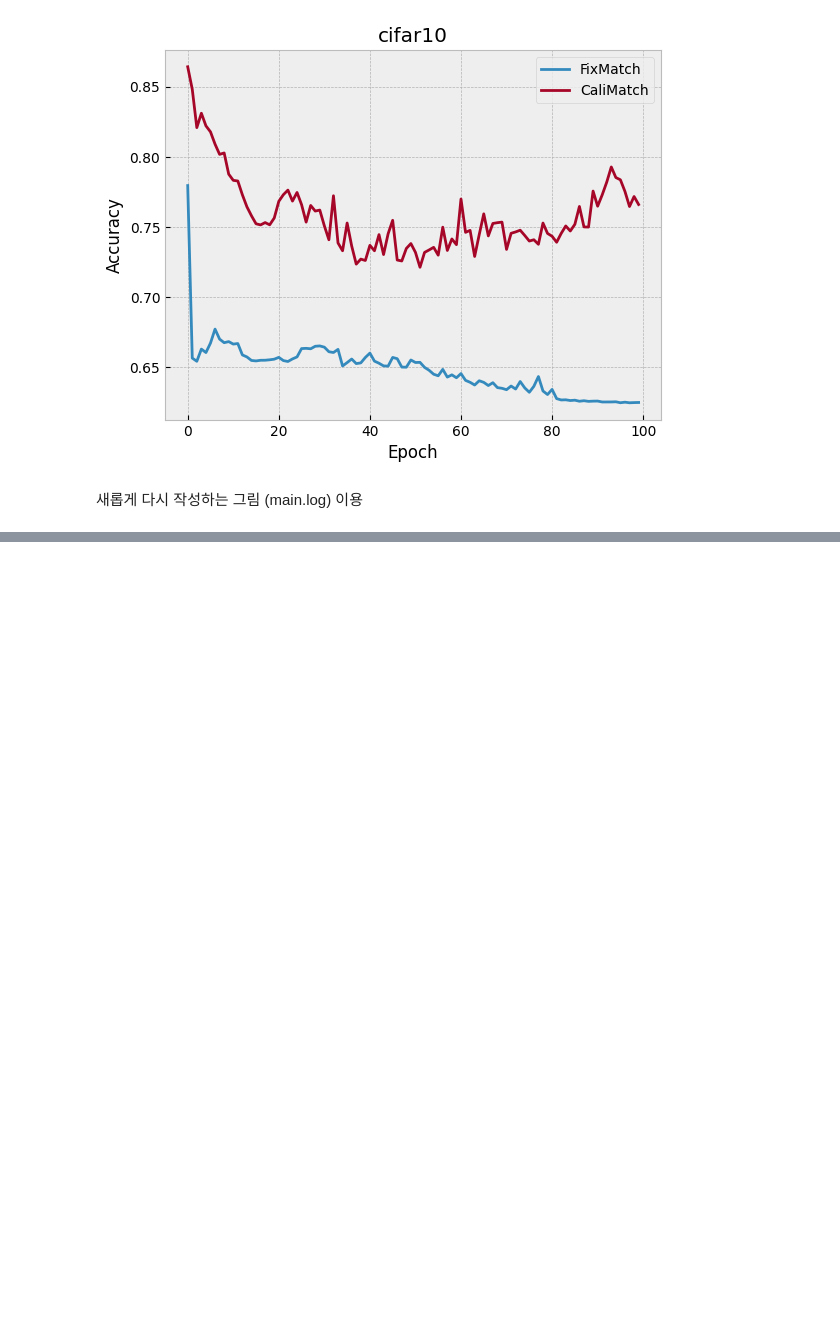
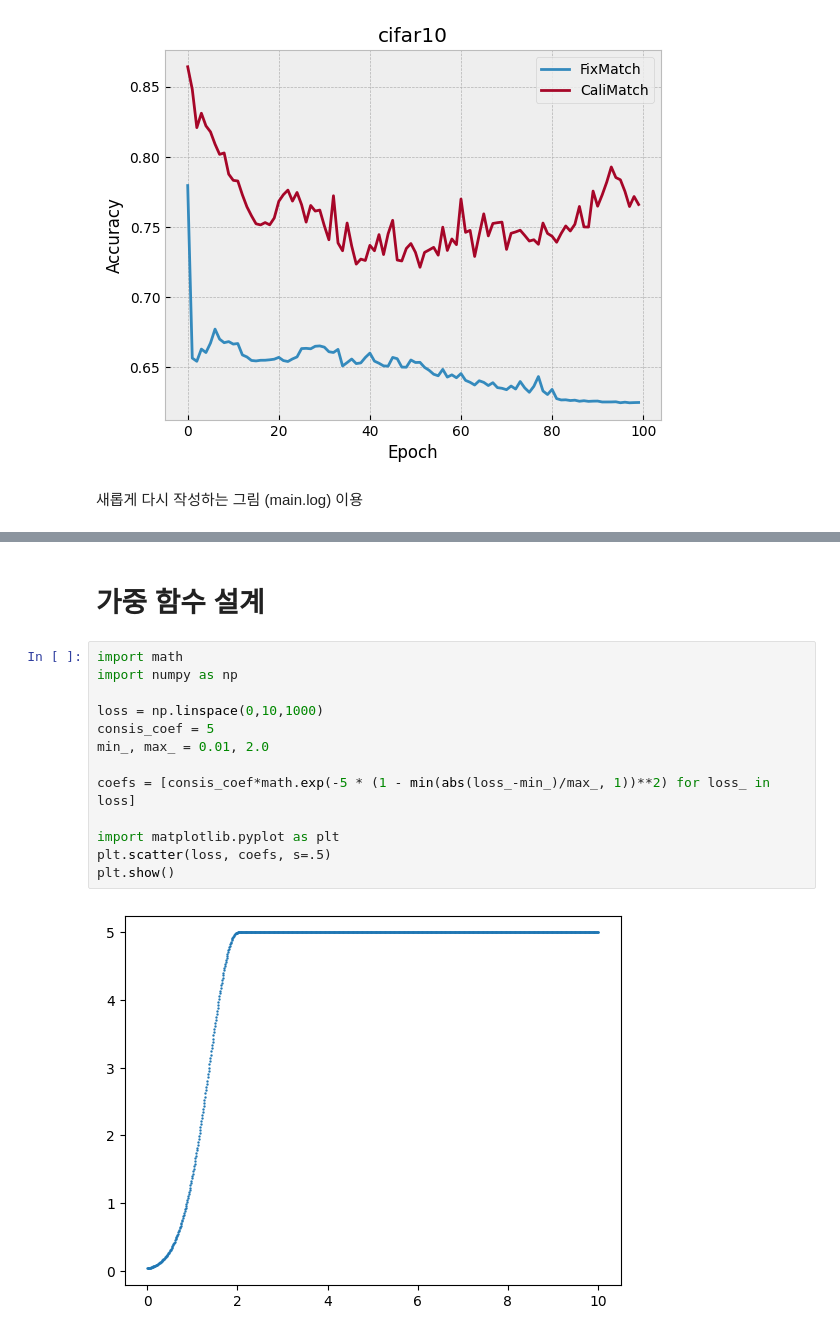
Before and after one commit to bogus215/SafeSSL-Calibration, a Jupyter notebook: jupyters/figure.ipynb, the cells around one changed output, grey strips where cells are left out. Saved outputs shown, nothing was run; the diff lists cells and outputs as text; blank space fills up the shorter version.

```diff
--- a/jupyters/figure.ipynb
+++ b/jupyters/figure.ipynb
@@ -207,0 +217,17 @@ for data in ['CIFAR10', "CIFAR100"]:
+# %% [markdown]
+# 가중 함수 설계
+# %%
+import math
+import numpy as np
+
+loss = np.linspace(0,10,1000)
+consis_coef = 5
+min_, max_ = 0.01, 2.0
+
+coefs = [consis_coef*math.exp(-5 * (1 - min(abs(loss_-min_)/max_, 1))**2) for loss_ in loss]
+
+import matplotlib.pyplot as plt
+plt.scatter(loss, coefs, s=.5)
+plt.show()
+# %% [output]
+[figure, added]
```
Also changed, not shown: parts of 6 cells of this notebook, 3 other files.
